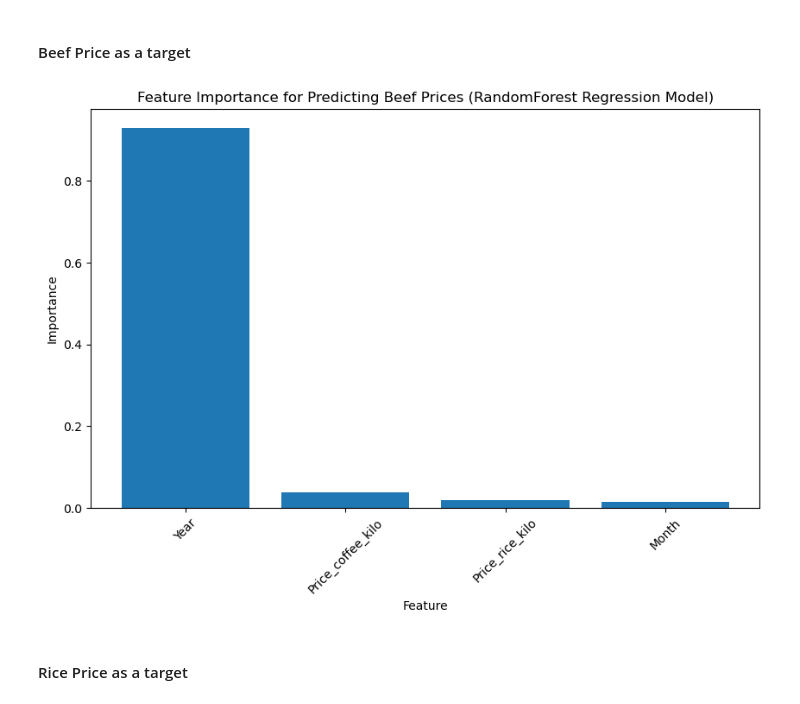
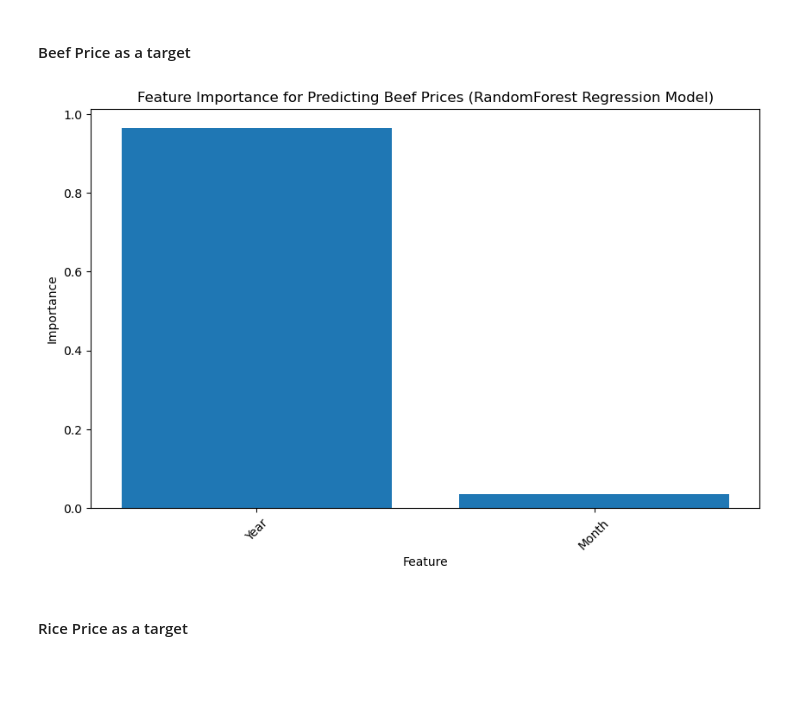
Before and after one commit to victorh360/Project_4, a Jupyter notebook: data_preprocessing.ipynb, the cells around one changed output. Saved outputs shown, nothing was run; the diff lists cells and outputs as text; code cells hidden in the pictures; blank space fills up the shorter version.

```diff
--- a/data_preprocessing.ipynb
+++ b/data_preprocessing.ipynb
@@ -163,6 +163,7 @@ df_c= data.copy()
 # %%
 
 # Create the target
+df_b.drop(['Price_rice_kilo', 'Price_coffee_kilo'], axis=1, inplace=True)
 y = df_b['Price_beef_kilo']
 
 # Create features
@@ -171,34 +172,34 @@ X = df_b.drop('Price_beef_kilo', axis=1)
 
 # Use RandomForest Regression to see the importance of features
 
 from sklearn.ensemble import RandomForestRegressor
 
 # Create a RandomForestRegressor model
 rfr_model = RandomForestRegressor()
 
 # Fit the model
 rfr_model.fit(X, y)
 
 # Get feature importances
 importances = rfr_model.feature_importances_
 
 # Get the names of the features
 feature_names = X.columns
 
 # Sort feature importances in descending order
 indices = importances.argsort()[::-1]
 
 # Plot the feature importances
 plt.figure(figsize=(10, 6))
 plt.bar(range(X.shape[1]), importances[indices], align="center")
 plt.xticks(range(X.shape[1]), feature_names[indices], rotation=45)
 plt.xlabel("Feature")
 plt.ylabel("Importance")
 plt.title("Feature Importance for Predicting Beef Prices (RandomForest Regression Model)")
 plt.savefig('beefc.png')
 plt.show()
 # %% [output]
-[figure, old version]
+[figure, new version]
 # %% [markdown]
 #### Rice Price as a target
 # %%
```
Also changed, not shown: parts of 2 cells of this notebook, 3 other files.
